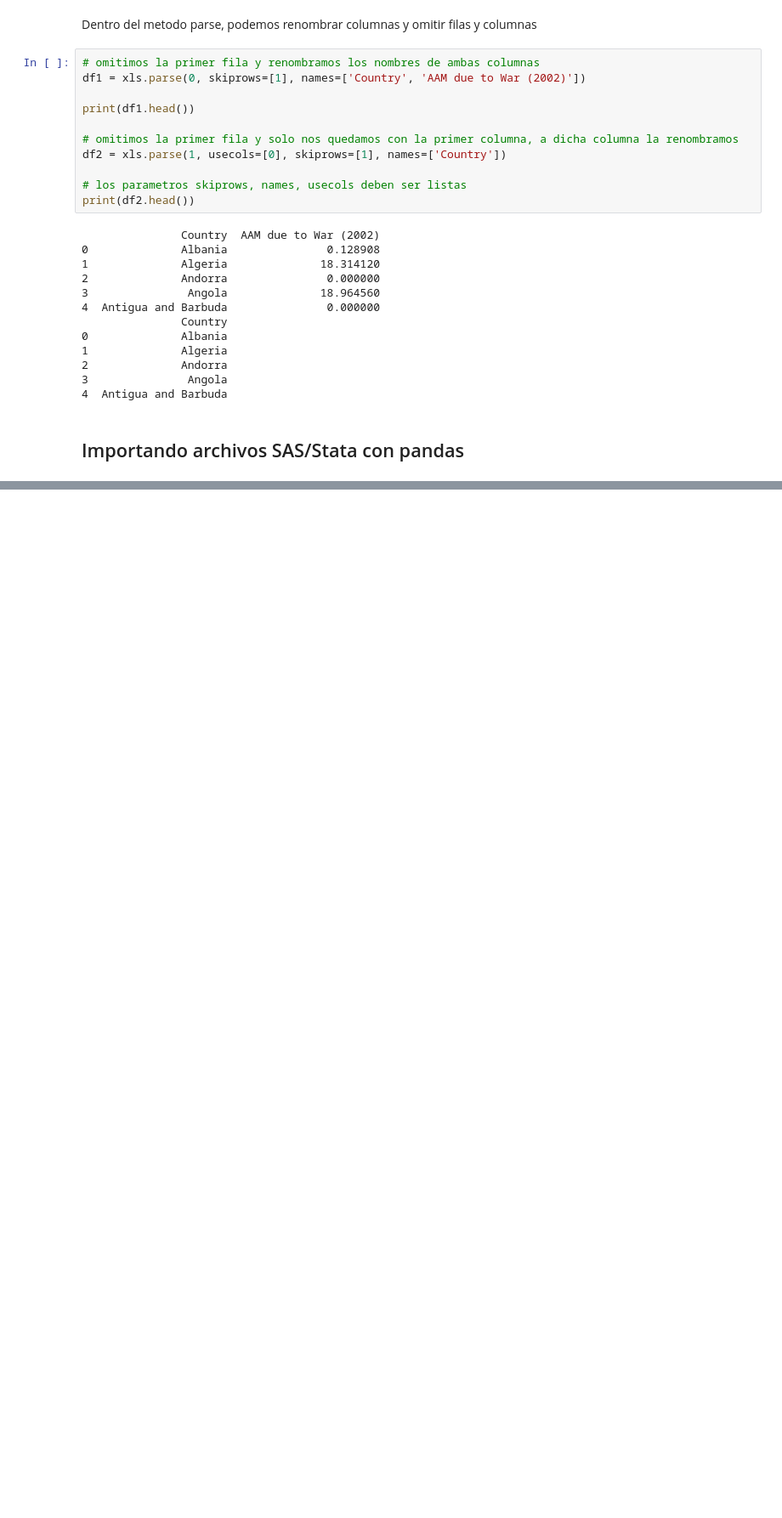
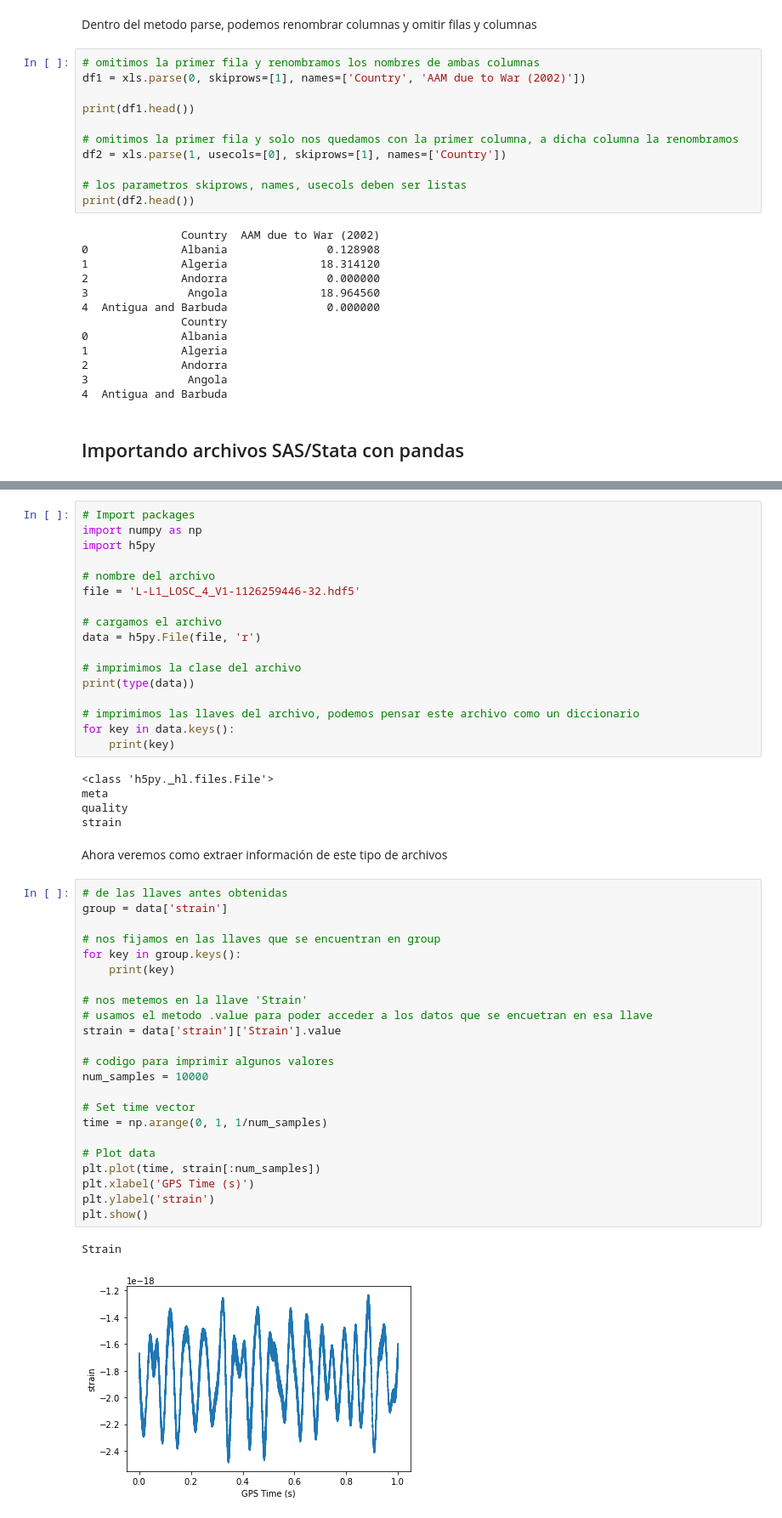
Before and after one commit to RichCM99/PythonBasics, a Jupyter notebook: IntImportingDataPython.ipynb, the cells around one changed output, grey strips where cells are left out. Shown at 85% size. Saved outputs shown, nothing was run; the diff lists cells and outputs as text; blank space fills up the shorter version.

```diff
--- a/IntImportingDataPython.ipynb
+++ b/IntImportingDataPython.ipynb
@@ -169,0 +207,50 @@ print(df2.head())
+# %%
+# Import packages
+import numpy as np
+import h5py
+
+# nombre del archivo
+file = 'L-L1_LOSC_4_V1-1126259446-32.hdf5'
+
+# cargamos el archivo
+data = h5py.File(file, 'r')
+
+# imprimimos la clase del archivo
+print(type(data))
+
+# imprimimos las llaves del archivo, podemos pensar este archivo como un diccionario
+for key in data.keys():
+    print(key)
+# %% [output]
+<class 'h5py._hl.files.File'>
+meta
+quality
+strain
+# %% [markdown]
+Ahora veremos como extraer información de este tipo de archivos
+# %%
+# de las llaves antes obtenidas
+group = data['strain']
+
+# nos fijamos en las llaves que se encuentran en group
+for key in group.keys():
+    print(key)
+
+# nos metemos en la llave 'Strain'
+# usamos el metodo .value para poder acceder a los datos que se encuetran en esa llave
+strain = data['strain']['Strain'].value
+
+# codigo para imprimir algunos valores
+num_samples = 10000
+
+# Set time vector
+time = np.arange(0, 1, 1/num_samples)
+
+# Plot data
+plt.plot(time, strain[:num_samples])
+plt.xlabel('GPS Time (s)')
+plt.ylabel('strain')
+plt.show()
+# %% [output]
+Strain
+[figure, added]
```
Also changed, not shown: parts of 29 cells of this notebook, 1 other file.
